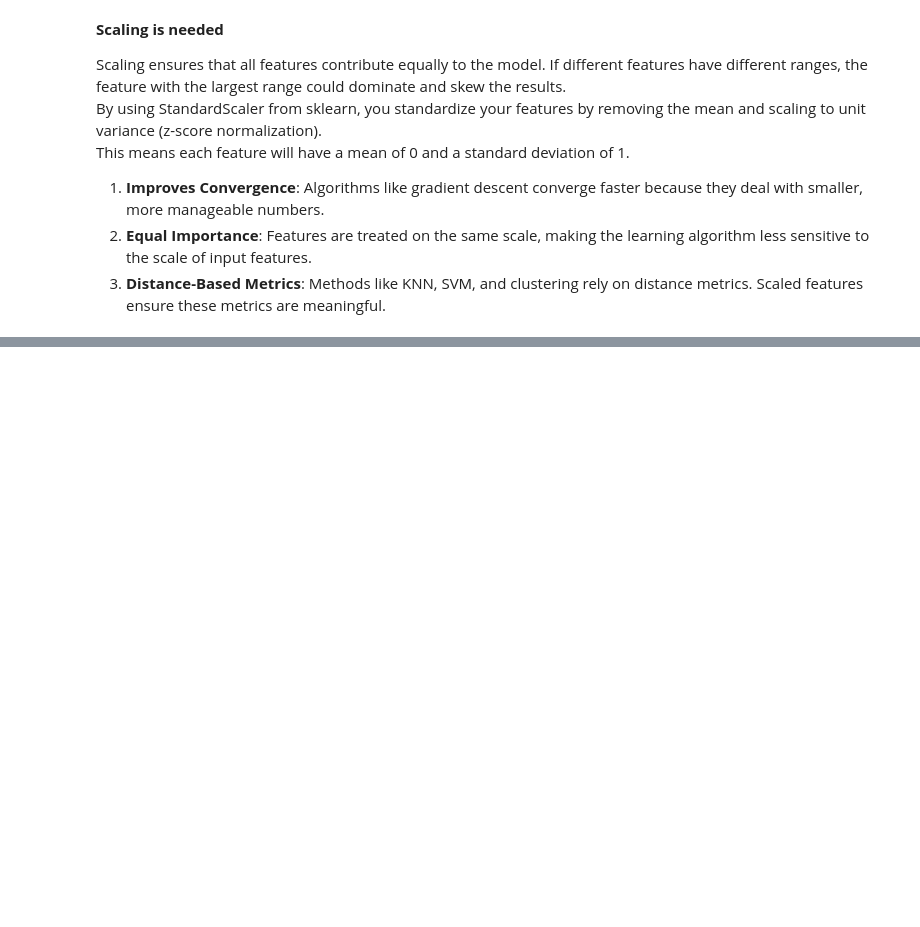
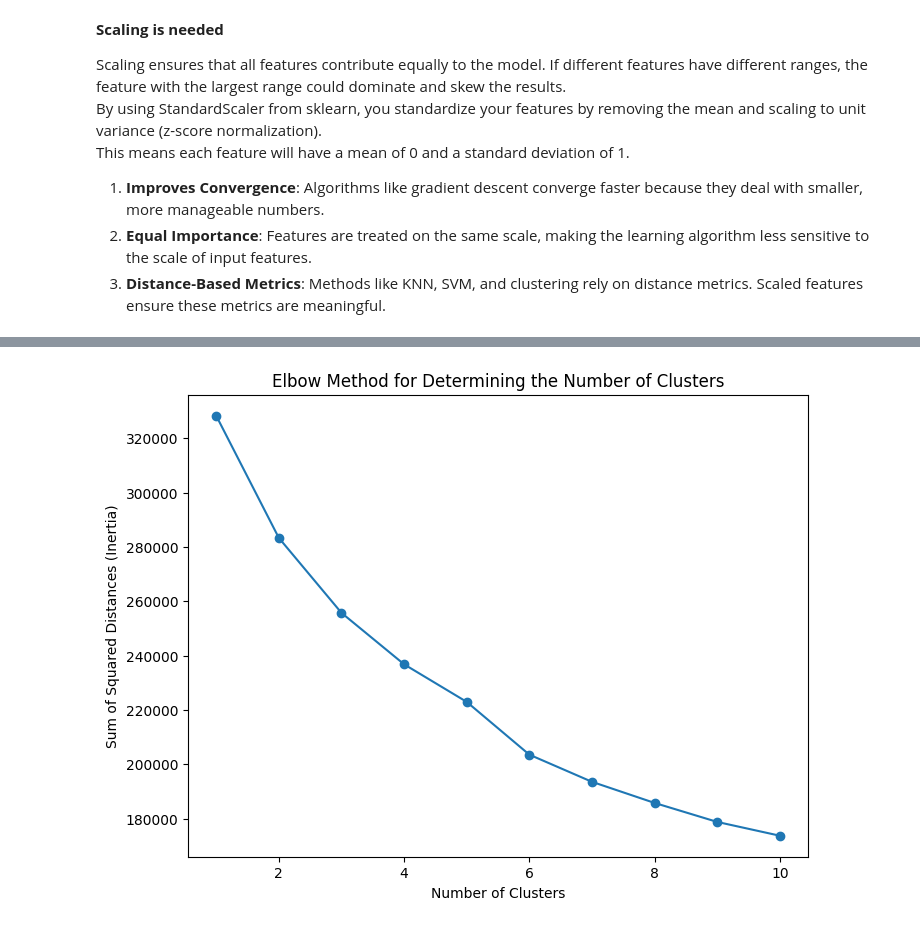
Before and after one commit to Darknight47/Data-Science-Project-02, a Jupyter notebook: music_recommendation.ipynb, the cells around one changed output, grey strips where cells are left out. Saved outputs shown, nothing was run; the diff lists cells and outputs as text; code cells hidden in the pictures; blank space fills up the shorter version.

Commit message:
kmeans

```diff
--- a/music_recommendation.ipynb
+++ b/music_recommendation.ipynb
@@ -190,3 +190,9 @@ This means each feature will have a mean of 0 and a standard deviation of 1.
 1. **Improves Convergence**: Algorithms like gradient descent converge faster because they deal with smaller, more manageable numbers.
 2. **Equal Importance**: Features are treated on the same scale, making the learning algorithm less sensitive to the scale of input features.
 3. **Distance-Based Metrics**: Methods like KNN, SVM, and clustering rely on distance metrics. Scaled features ensure these metrics are meaningful.
+# %%
+from sklearn.preprocessing import StandardScaler
+
+# Scaling the features
+scaler = StandardScaler()
+X_scaled = scaler.fit_transform(X)
@@ -192,0 +206,21 @@ This means each feature will have a mean of 0 and a standard deviation of 1.
+# %%
+# Using Elbow Method for finding the number of clusters.
+from sklearn.cluster import KMeans
+
+scores = []
+k_range = range(1, 11)
+for k in k_range:
+    kmeans = KMeans(n_clusters=k, random_state=47)
+    kmeans.fit(X_scaled)
+    scores.append(kmeans.inertia_)
+
+# Plot the elbow plot
+plt.figure(figsize=(8, 6))
+plt.plot(k_range, scores, marker='o')
+plt.xlabel('Number of Clusters')
+plt.ylabel('Sum of Squared Distances (Inertia)')
+plt.title('Elbow Method for Determining the Number of Clusters')
+plt.grid(False)
+plt.show()
+# %% [output]
+[figure, added]
```
Also changed, not shown: parts of 6 cells of this notebook.
